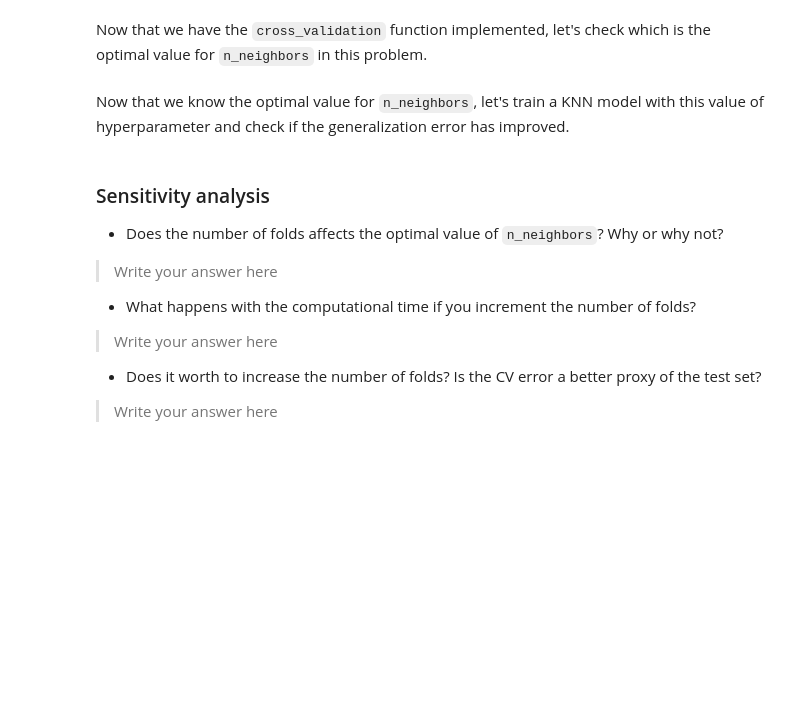
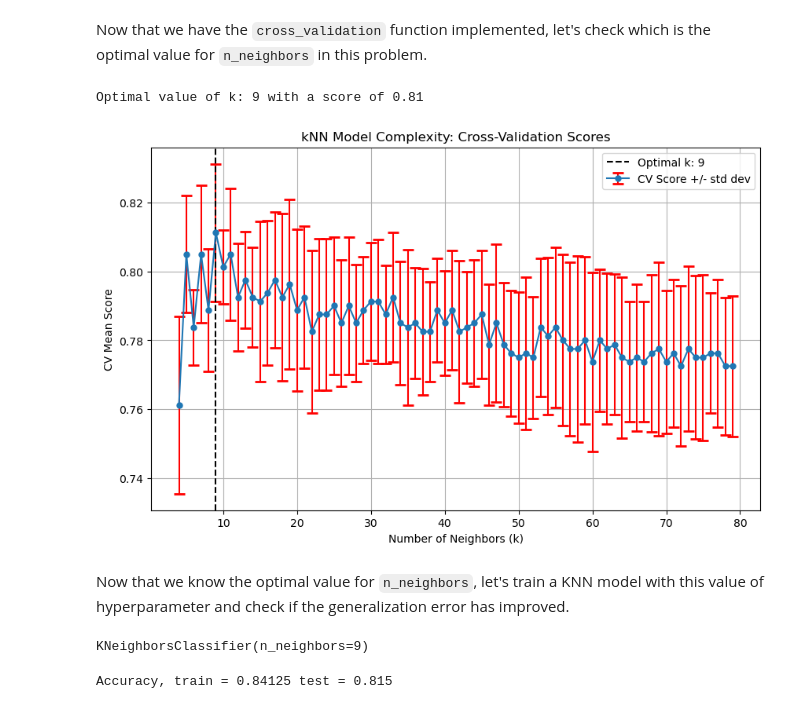
Before and after one commit to ICAI-IMAT-ML/p2-6-estherpz, a Jupyter notebook: notebook/Lab2_6_CV.ipynb, the cells around one changed output. Saved outputs shown, nothing was run; the diff lists cells and outputs as text; code cells hidden in the pictures; blank space fills up the shorter version.

```diff
--- a/notebook/Lab2_6_CV.ipynb
+++ b/notebook/Lab2_6_CV.ipynb
@@ -30,12 +30,12 @@ In the following cell import the training (`training.dat`) and test (`test.dat`)
 You will need to create the `X_train`, `y_train`, `X_test` and `y_test` variables. Take into account that each dataset have 10 variables, where the last one is the output variable.
 # %%
 # TODO: Load training.dat and text.dat and create X_train, y_train, X_test and y_test
-train = None
-X_train = None
-y_train = None
-test = None
-X_test = None
-y_test = None
+train = np.loadtxt('../data/training.dat', delimiter=',')
+X_train = train[:, :-1]
+y_train = train[:, -1]
+test = np.loadtxt('../data/test.dat', delimiter=',')
+X_test = test[:,:-1]
+y_test = test[:,-1]
 # %% [markdown]
 With this data you are going to train the optimal `KNeighborsClassifier` model.
 # %% [markdown]
@@ -44,5 +44,5 @@ With this data you are going to train the optimal `KNeighborsClassifier` model.
 As you have no idea of what the optimal value of `n_neighbors` is, trust your professors and use `n_neighbors = 4` to train your model.
 # %%
 # TODO: Train a KNeighborsClassifier model with n_neighbors=4
-model = None
+model = KNeighborsClassifier(n_neighbors=4)
 model.fit(X_train, y_train)
@@ -61,5 +68,5 @@ print(f'Accuracy, train = {acc_train} test = {acc_test}')
 It seems that `n_neighbors = 4` overfits for this dataset. Let's try to correct this and use `n_neighbors = 20`
 # %%
 # TODO: Train a KNeighborsClassifier model with n_neighbors=20
-model = None
+model = KNeighborsClassifier(n_neighbors=20)
 model.fit(X_train, y_train)
@@ -97,48 +111,54 @@ Now that we have the `cross_validation` function implemented, let's check which
 # %%
 # Initialize lists to store mean scores and standard deviations for each value of k
 mean_scores = []
 std_scores = []
 
 # Define the range of k values to test
 k_values = range(4, 80)
 
 # TODO: Loop through each value of k, obtaining the mean accuracy score and the standard deviation of the accuracy score in cross validation
+for k in k_values:
+    model = KNeighborsClassifier(n_neighbors=k)
+    mean, std = cross_validation(model, X_train, y_train, 5) #Ponemos nfolds = 5 (COMO EN LA IMAGEN)
+    mean_scores.append(mean)
+    std_scores.append(std)
+
 
 # TODO: Find the highest score and the corresponding optimal k
-highest_score = None
-optimal_k = None
+highest_score = max(mean_scores)
+optimal_k = k_values[np.argmax(mean_scores)]
 
 print(f"Optimal value of k: {optimal_k} with a score of {highest_score:.2f}")
 
 # Plotting
 plt.figure(figsize=(10, 6))
 plt.errorbar(k_values, mean_scores, yerr=std_scores, fmt='-o', ecolor='r', capsize=5, capthick=2, markersize=5, label='CV Score +/- std dev')
 plt.axvline(x=optimal_k, linestyle='--', color='k', label=f'Optimal k: {optimal_k}')
 
 plt.title('kNN Model Complexity: Cross-Validation Scores')
 plt.xlabel('Number of Neighbors (k)')
 plt.ylabel('CV Mean Score')
 plt.legend()
 plt.grid(True)
 plt.show()
+# %% [output]
+Optimal value of k: 9 with a score of 0.81
+[figure, added]
 # %% [markdown]
 Now that we know the optimal value for `n_neighbors`, let's train a KNN model with this value of hyperparameter and check if the generalization error has improved.
 # %%
 # TODO: Train model with k=optimal_k
-model = None
+model = KNeighborsClassifier(n_neighbors=9)
 model.fit(X_train, y_train)
+# %% [output]
+KNeighborsClassifier(n_neighbors=9)
 # %%
 # TODO: Calculate accuracy in training and test for KNN with k=optimal_k
-acc_train = None
-acc_test = None
+y_pred_train = model.predict(X_train)
+y_pred_test = model.predict(X_test)
+
+acc_train = accuracy_score(y_train, y_pred_train)
+acc_test = accuracy_score(y_test, y_pred_test)
 print(f'Accuracy, train = {acc_train} test = {acc_test}')
+# %% [output]
+Accuracy, train = 0.84125 test = 0.815
-# %% [markdown]
-### Sensitivity analysis
-- Does the number of folds affects the optimal value of `n_neighbors`? Why or why not?
-> Write your answer here
-
-- What happens with the computational time if you increment the number of folds?
-> Write your answer here
-
-- Does it worth to increase the number of folds? Is the CV error a better proxy of the test set?
-> Write your answer here
```
Also changed, not shown: parts of 7 cells of this notebook.
